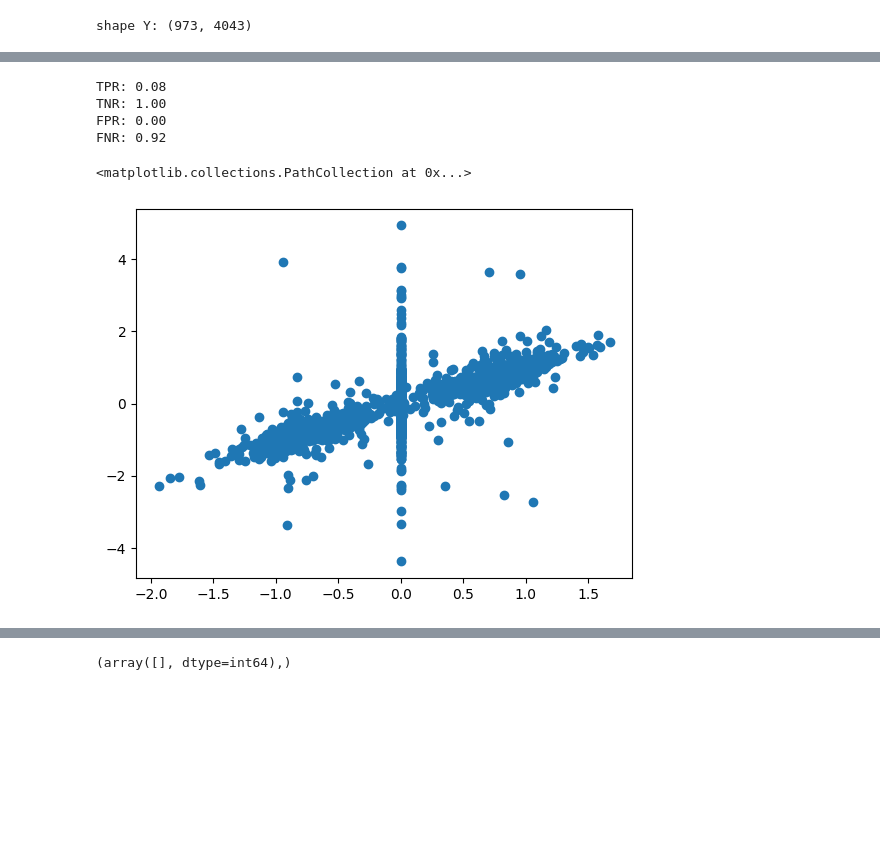
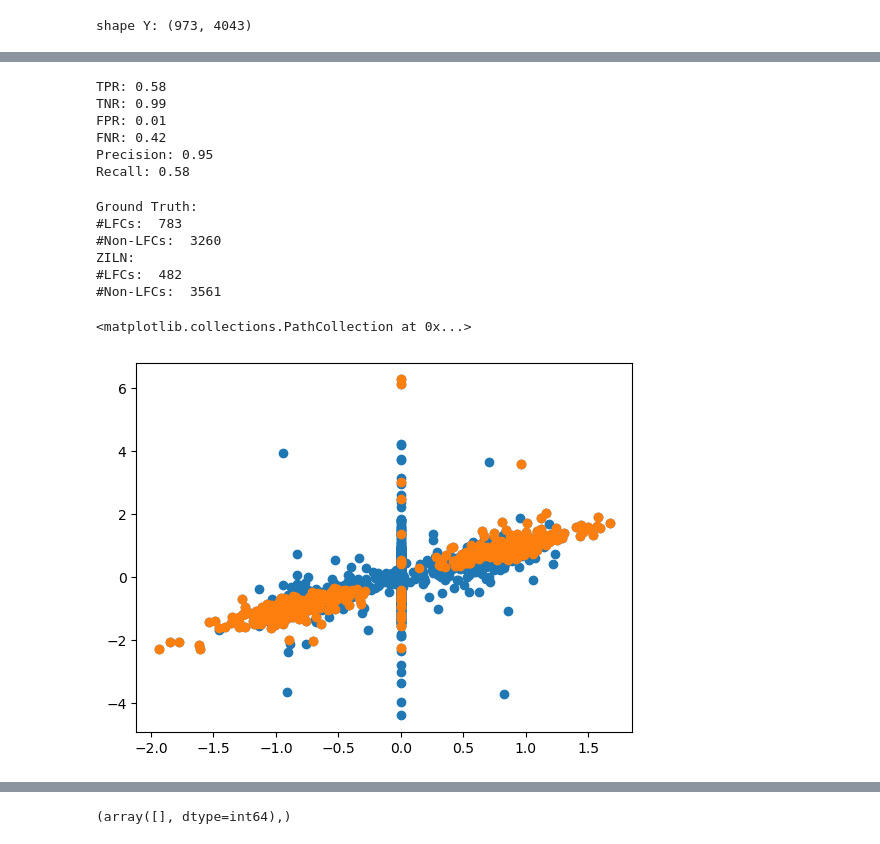
Before and after one commit to okviman/DE-ZILN, a Jupyter notebook: notebooks/splatter_lfc.ipynb, the cells around one changed output, grey strips where cells are left out. Drawn from its saved outputs; the diff is of its cells as text; code cells hidden in the pictures; blank space fills up the shorter version.

```diff
--- a/notebooks/splatter_lfc.ipynb
+++ b/notebooks/splatter_lfc.ipynb
@@ -102,21 +98,42 @@ tpr = tp / (tp + fn) if (tp + fn) > 0 else 0  # True Positive Rate (Recall)
 tnr = tn / (tn + fp) if (tn + fp) > 0 else 0  # True Negative Rate
 fpr = fp / (fp + tn) if (fp + tn) > 0 else 0  # False Positive Rate
 fnr = fn / (fn + tp) if (fn + tp) > 0 else 0  # False Negative Rate
+precision = tp / (tp + fp) if (tp + fp) > 0 else 0
+recall = tp / (tp + fn) if (tp + fn) > 0 else 0
 
 # Print results
 print(f"TPR: {tpr:.2f}")
 print(f"TNR: {tnr:.2f}")
 print(f"FPR: {fpr:.2f}")
 print(f"FNR: {fnr:.2f}")
+print(f"Precision: {precision:.2f}")
+print(f"Recall: {recall:.2f}")
 # %% [output]
-TPR: 0.08
-TNR: 1.00
-FPR: 0.00
-FNR: 0.92
+TPR: 0.58
+TNR: 0.99
+FPR: 0.01
+FNR: 0.42
+Precision: 0.95
+Recall: 0.58
 # %%
 gt_lfcs = lfcs["true_log2_fc"]
+print("Ground Truth:")
+print("#LFCs: ", gt_sig_idx.sum())
+print("#Non-LFCs: ", (1 - gt_sig_idx).sum())
+
+print("ZILN:")
+print("#LFCs: ", pred_sig_idx.sum())
+print("#Non-LFCs: ", (1 - pred_sig_idx).sum())
+# %% [output]
+Ground Truth:
+#LFCs:  783
+#Non-LFCs:  3260
+ZILN:
+#LFCs:  482
+#Non-LFCs:  3561
 # %%
 plt.scatter(gt_lfcs, ziln_lfcs)
+plt.scatter(gt_lfcs[pred_sig_idx], ziln_lfcs[pred_sig_idx])
 # %% [output]
 <matplotlib.collections.PathCollection at 0x...>
-[figure, old version]
+[figure, new version]
```
Also changed, not shown: parts of 8 cells of this notebook, 1 other file.
